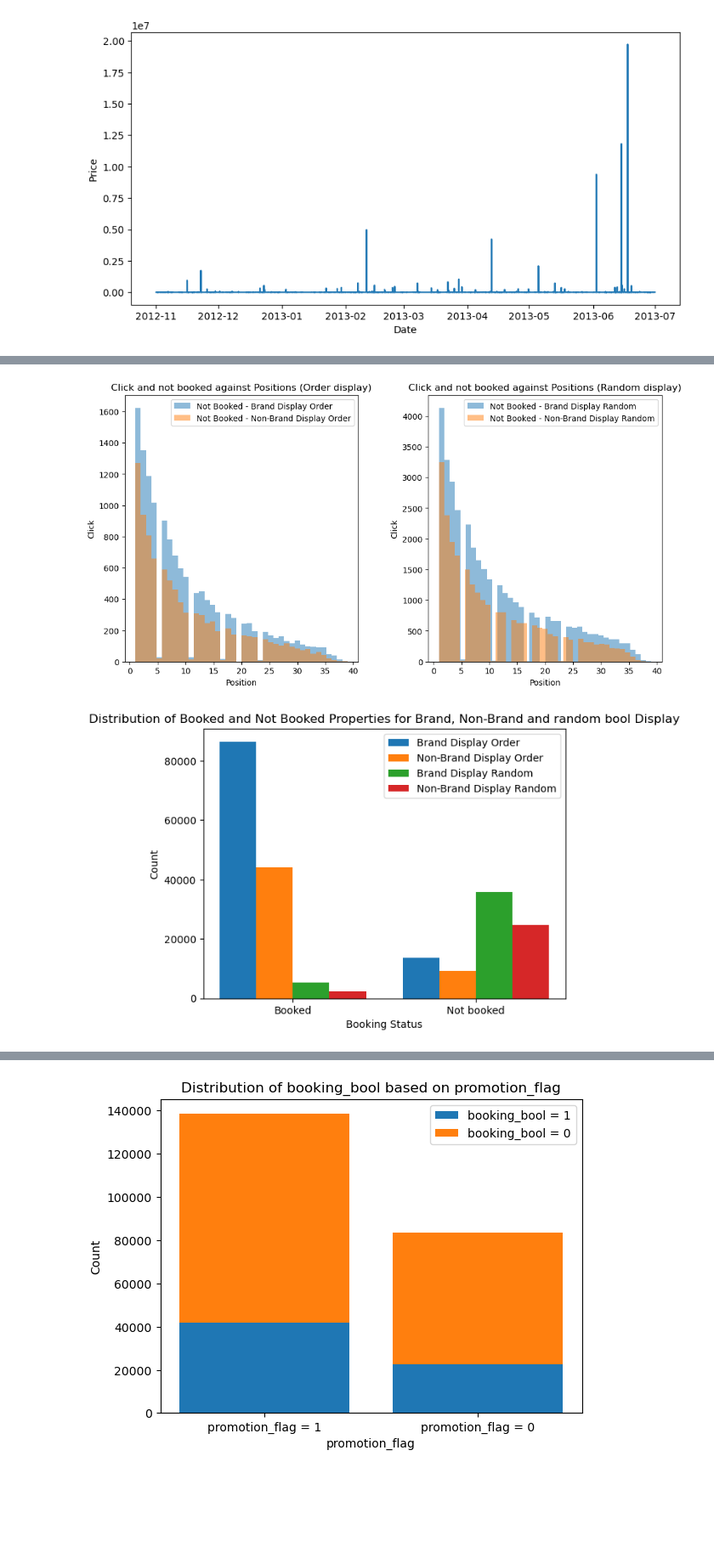
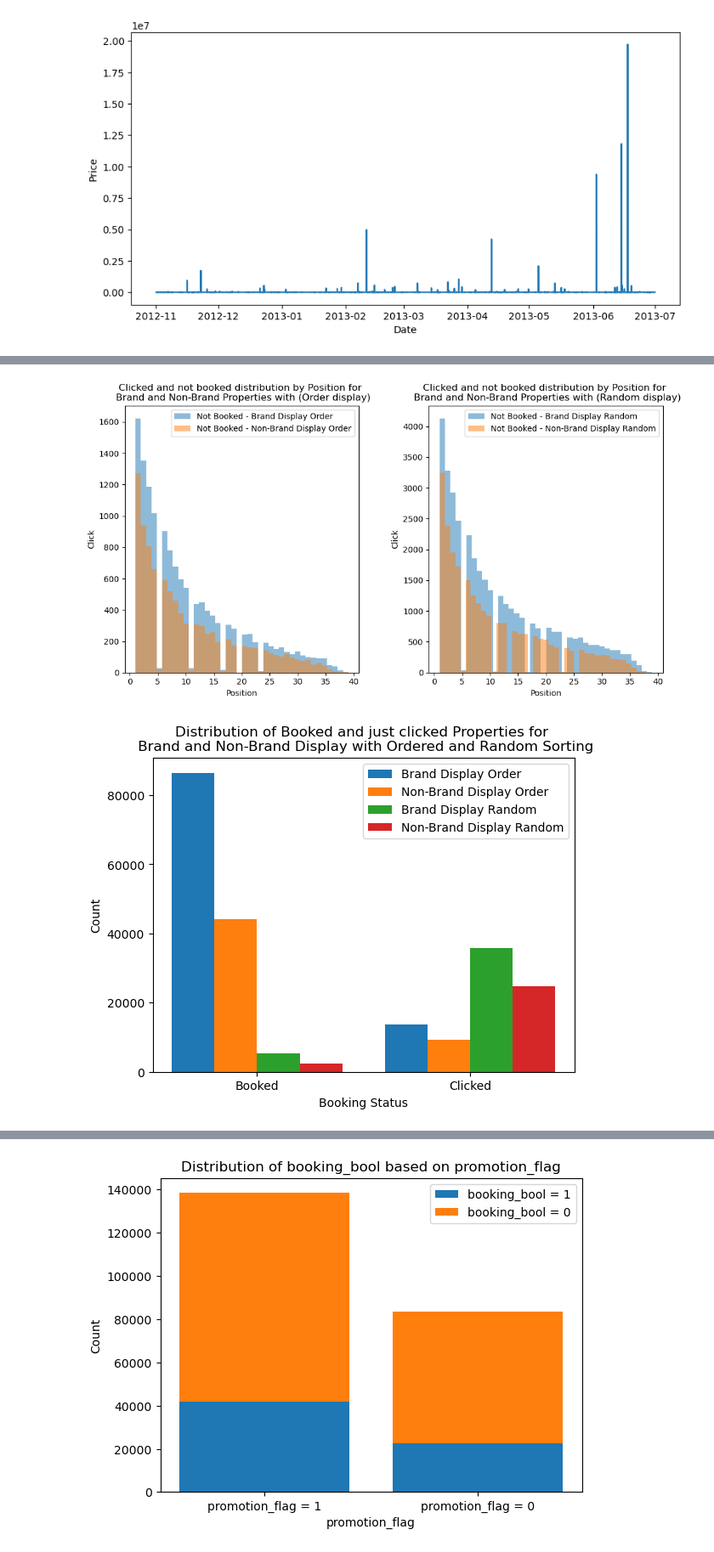
Before and after one commit to Mohammed-majeed/DMT_assignment2, a Jupyter notebook: DMT_assignment2.ipynb, the cells around one changed output, grey strips where cells are left out. Shown at 85% size. Saved outputs shown, nothing was run; the diff lists cells and outputs as text; code cells hidden in the pictures; blank space fills up the shorter version.

```diff
--- a/DMT_assignment2.ipynb
+++ b/DMT_assignment2.ipynb
@@ -34,4 +34,6 @@ pd.set_option('display.max_columns', None)
 # TASK 2: DATA UNDERSTANDING
 # %%
 # load the data
-df_original = pd.read_csv('/kaggle/input/vu-dmt-assigment-2-2023/training_set_VU_DM.csv',nrows=100000)
+df = pd.read_csv('/kaggle/input/vu-dmt-assigment-2-2023/training_set_VU_DM.csv')
+print("the shape of the data ",df.shape)
+df.head()
@@ -38,5 +47,0 @@ df_original = pd.read_csv('/kaggle/input/vu-dmt-assigment-2-2023/training_set_VU
-# %%
-# sample 10000 instances of the data
-df = df_original#.sample(n = 50000)
-print("the shape of the data ",df.shape)
-df.head()
@@ -283,7 +279,7 @@ axes[0].hist(brand_display_order['position'][brand_display_order['booking_bool']
 axes[0].hist(not_brand_display_order['position'][not_brand_display_order['booking_bool'] == 0], bins=bins, label='Not Booked - Non-Brand Display Order', alpha=0.5)
 axes[0].set_xlabel('Position')
 axes[0].set_ylabel('Click')
-axes[0].set_title('Click and not booked against Positions (Order display)')
+axes[0].set_title('Clicked and not booked distribution by Position for \n Brand and Non-Brand Properties with (Order display)')
 axes[0].legend()
 
 # Plotting distributions in the second subplot
@@ -291,7 +287,7 @@ axes[1].hist(brand_display_random['position'][brand_display_random['booking_bool
 axes[1].hist(not_brand_display_random['position'][not_brand_display_random['booking_bool'] == 0], bins=bins, label='Not Booked - Non-Brand Display Random', alpha=0.5)
 axes[1].set_xlabel('Position')
 axes[1].set_ylabel('Click')
-axes[1].set_title('Click and not booked against Positions (Random display)')
+axes[1].set_title('Clicked and not booked distribution by Position for \n Brand and Non-Brand Properties with (Random display)')
 axes[1].legend()
 
 # Adjust the spacing between subplots
@@ -300,34 +296,34 @@ plt.subplots_adjust(wspace=0.3)
 # Show the plot
 plt.show()
 # %% [output]
-[figure, old version]
+[figure, new version]
 # %%
 # Count the number of booked and not booked properties for each category
 brand_display_order_counts = brand_display_order['booking_bool'].value_counts()
 not_brand_display_order_counts = not_brand_display_order['booking_bool'].value_counts()
 brand_display_random_counts = brand_display_random['booking_bool'].value_counts()
 not_brand_display_random_counts = not_brand_display_random['booking_bool'].value_counts()
 
 # Define the x positions for the bars
 bar_width = 0.2
 index = np.arange(2)
 
 # Create a bar plot
 plt.bar(index, [brand_display_order_counts[1], brand_display_order_counts[0]],width=bar_width, label='Brand Display Order')
 plt.bar(index + bar_width, [not_brand_display_order_counts[1], not_brand_display_order_counts[0]],width=bar_width, label='Non-Brand Display Order')
 plt.bar(index +2* bar_width,[brand_display_random_counts[1], brand_display_random_counts[0]],width=bar_width, label='Brand Display Random')
 plt.bar(index +3* bar_width,[not_brand_display_random_counts[1], not_brand_display_random_counts[0]],width=bar_width, label='Non-Brand Display Random')
 
 # Customize the plot
 plt.xlabel('Booking Status')
 plt.ylabel('Count')
-plt.xticks(index + 1.5 * bar_width, ['Booked','Not booked'])
+plt.xticks(index + 1.5 * bar_width, ['Booked','Clicked'])
 plt.legend()
-plt.title('Distribution of Booked and Not Booked Properties for Brand, Non-Brand and random bool Display')
+plt.title('Distribution of Booked and just clicked Properties for \n Brand and Non-Brand Display with Ordered and Random Sorting')
 # Show the plot
 plt.show()
 # %% [output]
-[figure, old version]
+[figure, new version]
 # %%
 # Plotting all distributions in a single plot
 plt.hist(brand_display_order['prop_review_score'], bins=20, label='Brand Display Order', alpha=0.5)
```
Also changed, not shown: parts of 34 cells of this notebook.
